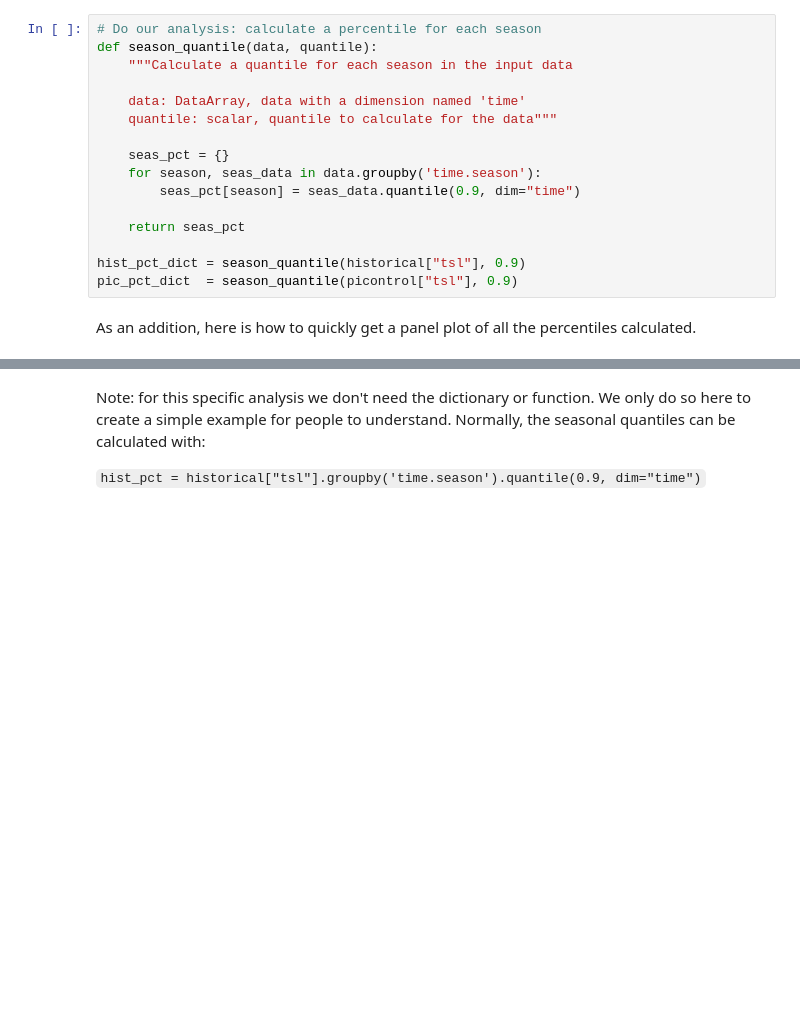
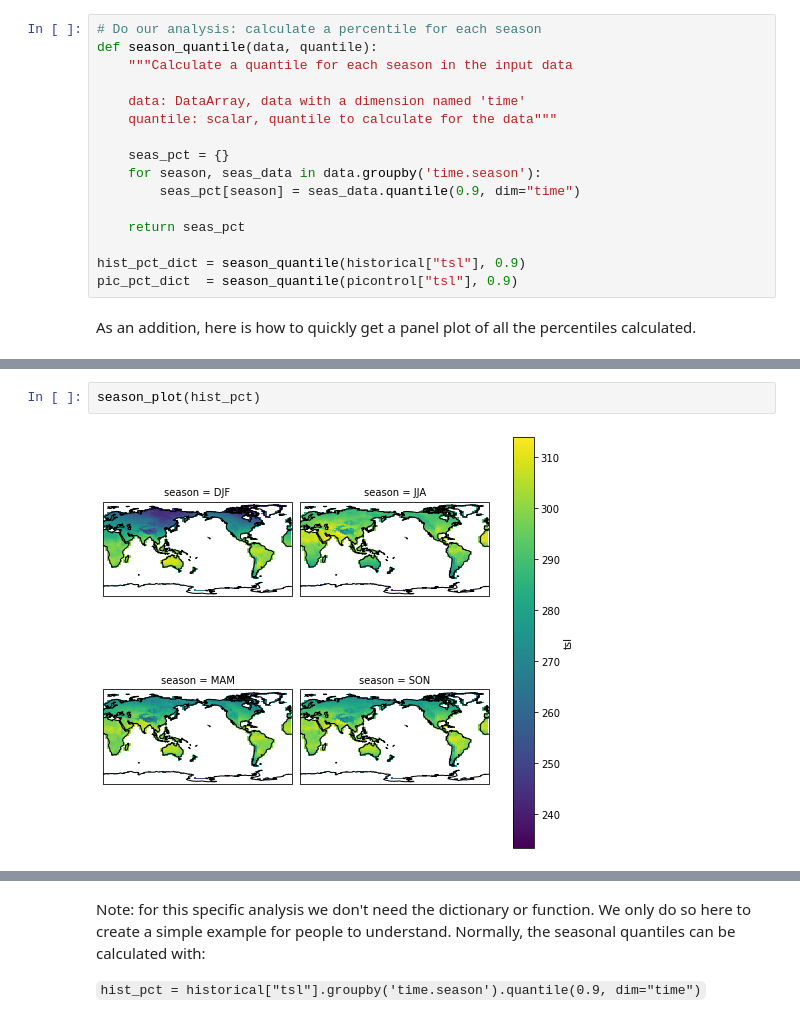
Before and after one commit to coecms/coecms.github.io, a Jupyter notebook: notebooks/2021-09-30-code-design.ipynb, the cells around one changed output, grey strips where cells are left out. Drawn from its saved outputs; the diff is of its cells as text; blank space fills up the shorter version.

```diff
--- a/notebooks/2021-09-30-code-design.ipynb
+++ b/notebooks/2021-09-30-code-design.ipynb
@@ -207,0 +241,4 @@ hist_pct.isel(lon=slice(1,None)).plot(col="season", col_wrap=2)
+# %%
+season_plot(hist_pct)
+# %% [output]
+[figure, added]
```
Also changed, not shown: parts of 8 cells of this notebook.
